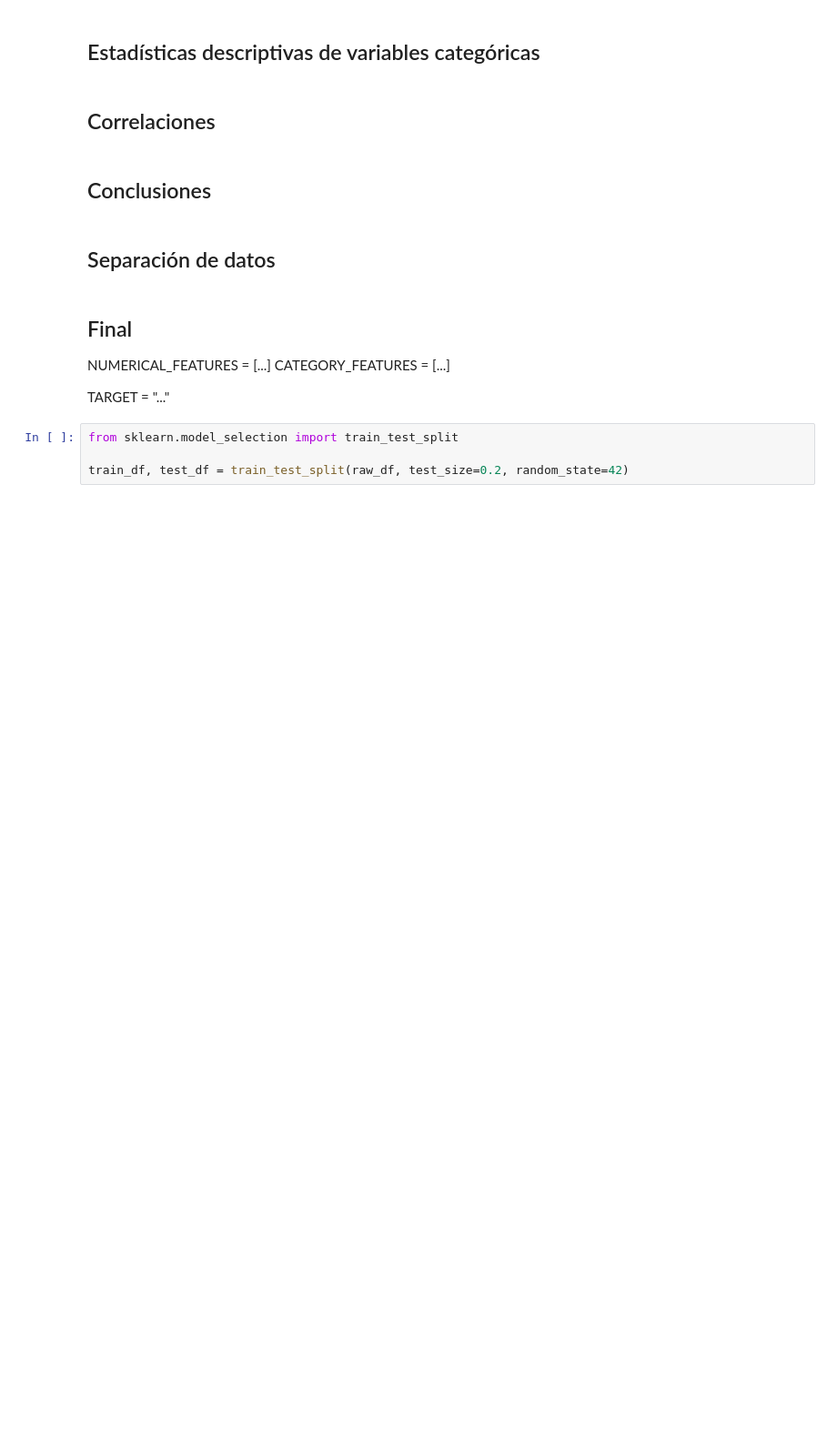
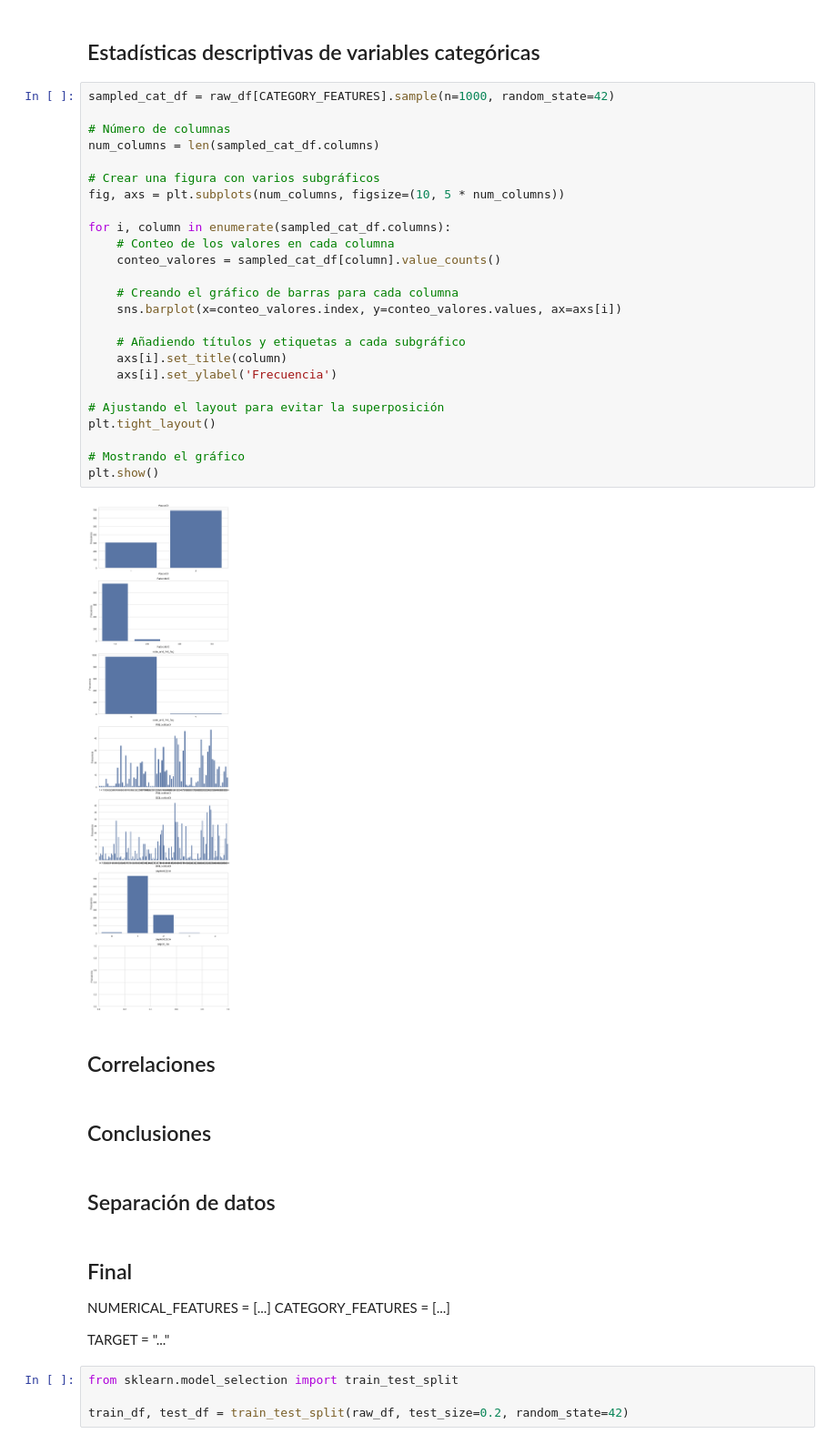
Before and after one commit to IA-UBA/analisis-de-datos, a Jupyter notebook: notebooks/EDA.ipynb, the cells around one changed output. Shown at 91% size. Cells and saved outputs as stored; diff of their text form; blank space fills up the shorter version.

```diff
--- a/notebooks/EDA.ipynb
+++ b/notebooks/EDA.ipynb
@@ -173,5 +222,32 @@ sns.pairplot(sampled_num_df)
 # %% [markdown]
 ## Estadísticas descriptivas de variables categóricas
+# %%
+sampled_cat_df = raw_df[CATEGORY_FEATURES].sample(n=1000, random_state=42)
+
+# Número de columnas
+num_columns = len(sampled_cat_df.columns)
+
+# Crear una figura con varios subgráficos
+fig, axs = plt.subplots(num_columns, figsize=(10, 5 * num_columns))
+
+for i, column in enumerate(sampled_cat_df.columns):
+    # Conteo de los valores en cada columna
+    conteo_valores = sampled_cat_df[column].value_counts()
+
+    # Creando el gráfico de barras para cada columna
+    sns.barplot(x=conteo_valores.index, y=conteo_valores.values, ax=axs[i])
+
+    # Añadiendo títulos y etiquetas a cada subgráfico
+    axs[i].set_title(column)
+    axs[i].set_ylabel('Frecuencia')
+
+# Ajustando el layout para evitar la superposición
+plt.tight_layout()
+
+# Mostrando el gráfico
+plt.show()
+# %% [output]
+[figure, added]
 # %% [markdown]
 ## Correlaciones
 # %% [markdown]
```
Also changed, not shown: parts of 10 cells of this notebook, 1 other file.
